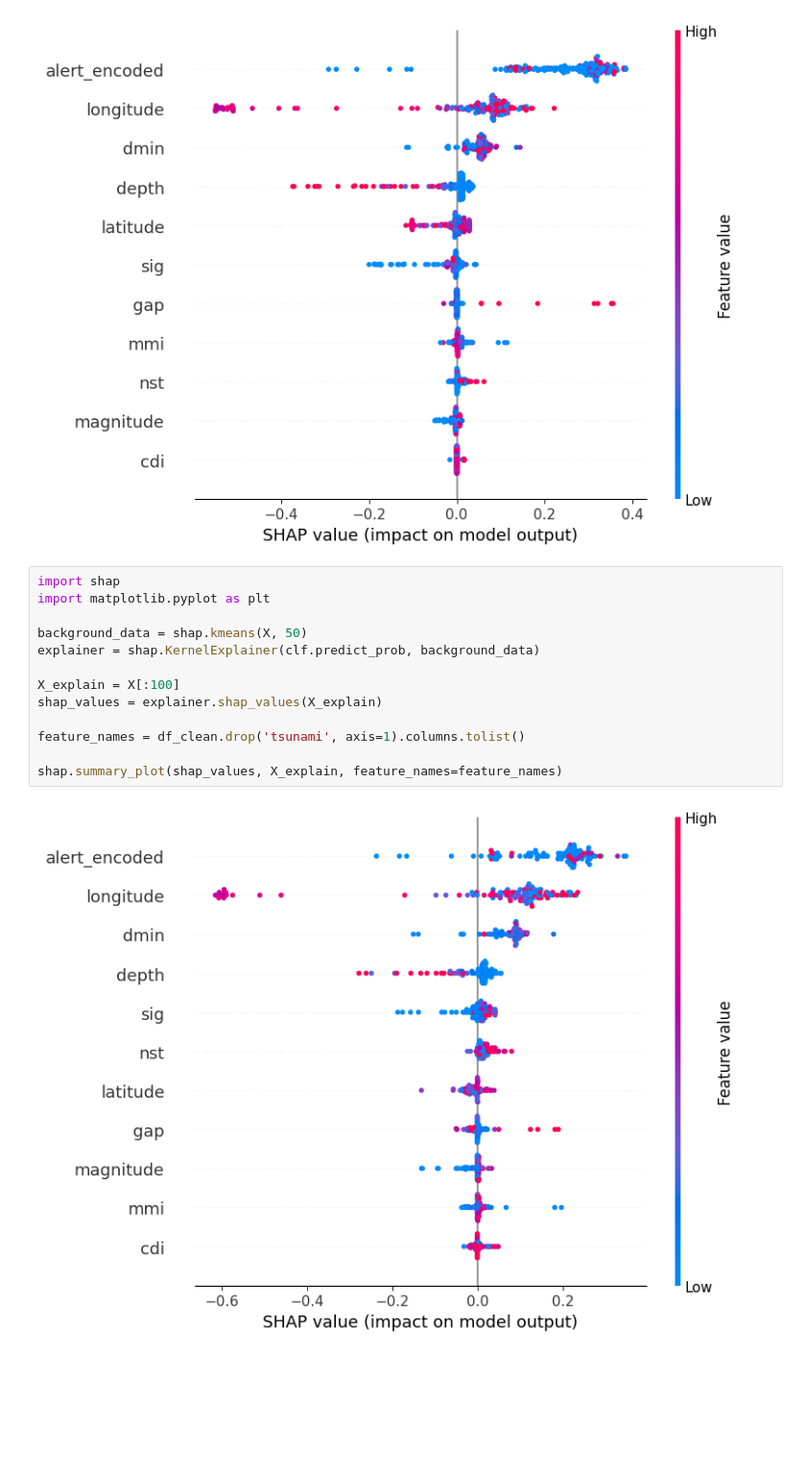
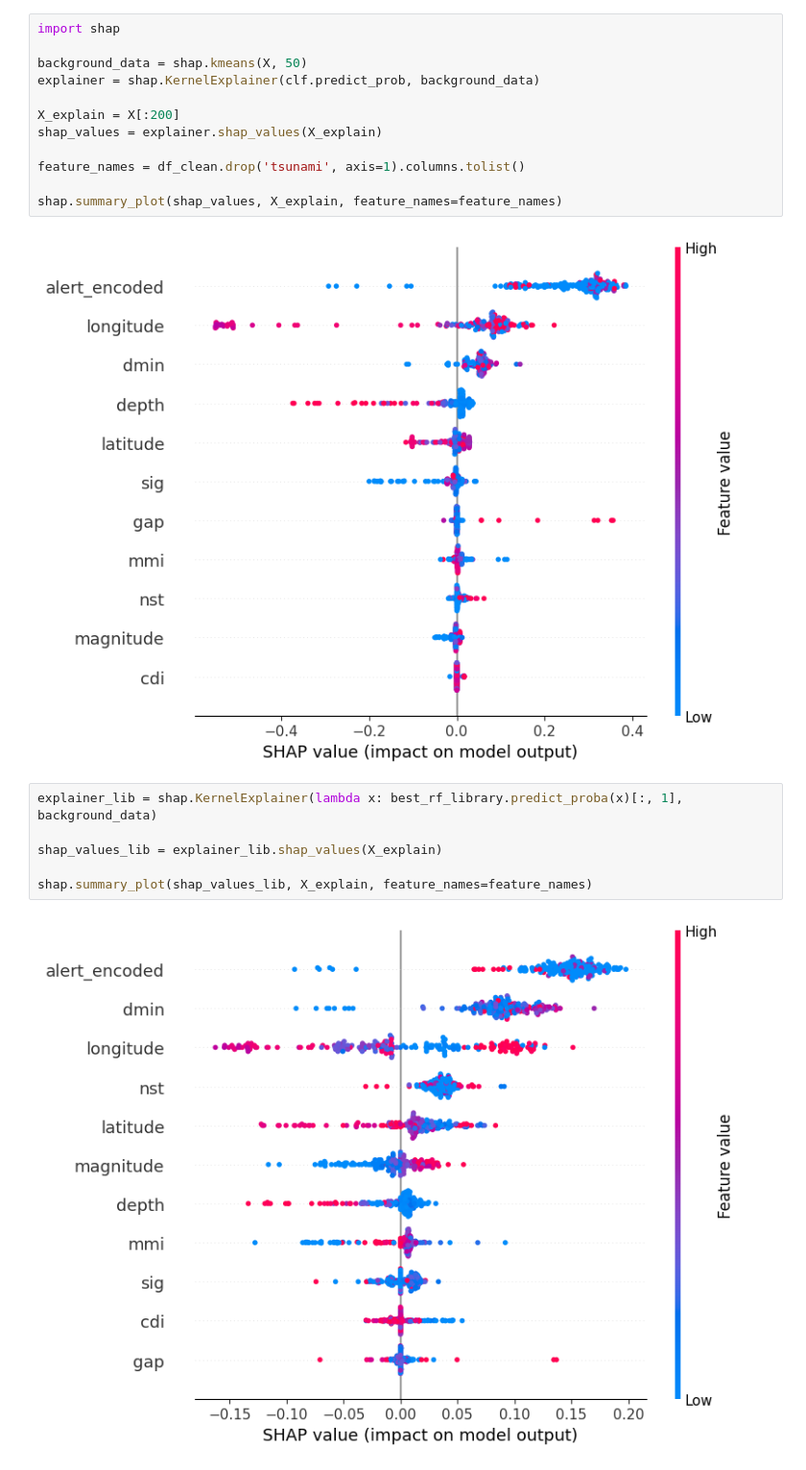
Before and after one commit to NicolescuAlexandruConstantin/ML-project, a Jupyter notebook: classification_experiments.ipynb, the cells around one changed output. Shown at 96% size. Cells and saved outputs as stored; diff of their text form; blank space fills up the shorter version.

```diff
--- a/classification_experiments.ipynb
+++ b/classification_experiments.ipynb
@@ -173,18 +256,22 @@ AUC (ROC)                 | 0.9729     | +/- 0.0075
 # %%
+import shap
+
+background_data = shap.kmeans(X, 50)
+explainer = shap.KernelExplainer(clf.predict_prob, background_data)
+
+X_explain = X[:200]
+shap_values = explainer.shap_values(X_explain)
+
+feature_names = df_clean.drop('tsunami', axis=1).columns.tolist()
+
+shap.summary_plot(shap_values, X_explain, feature_names=feature_names)
 # %% [output]
 [figure]
 # %%
-import shap
-import matplotlib.pyplot as plt
+explainer_lib = shap.KernelExplainer(lambda x: best_rf_library.predict_proba(x)[:, 1], background_data)
 
-background_data = shap.kmeans(X, 50)
-explainer = shap.KernelExplainer(clf.predict_prob, background_data)
+shap_values_lib = explainer_lib.shap_values(X_explain)
 
-X_explain = X[:100]
-shap_values = explainer.shap_values(X_explain)
-
-feature_names = df_clean.drop('tsunami', axis=1).columns.tolist()
-
-shap.summary_plot(shap_values, X_explain, feature_names=feature_names)
+shap.summary_plot(shap_values_lib, X_explain, feature_names=feature_names)
 # %% [output]
-[figure, old version]
+[figure, new version]
```
Also changed, not shown: parts of 7 cells of this notebook.
